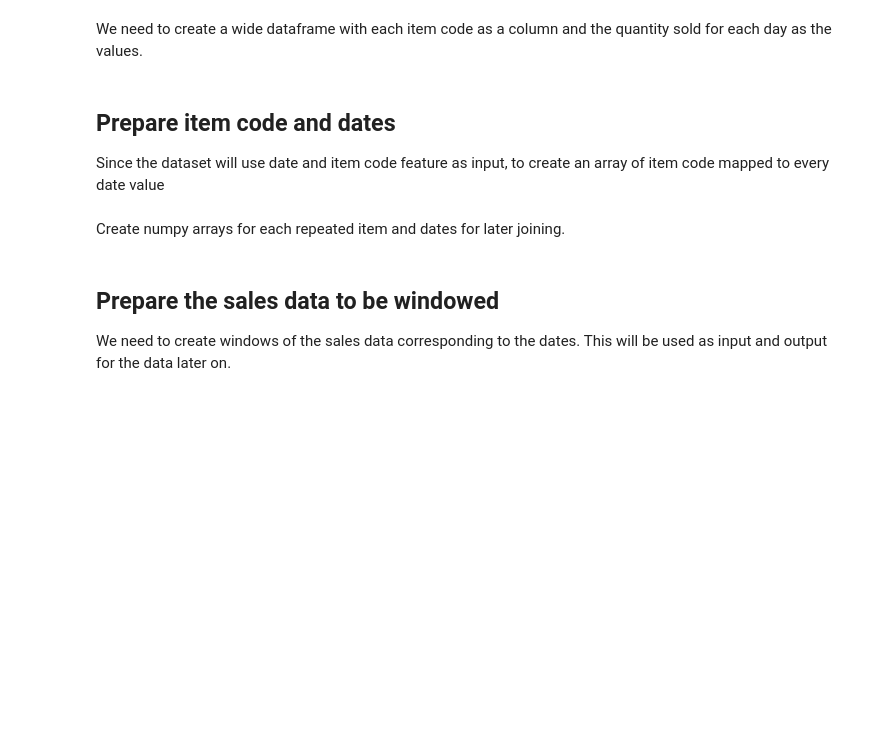
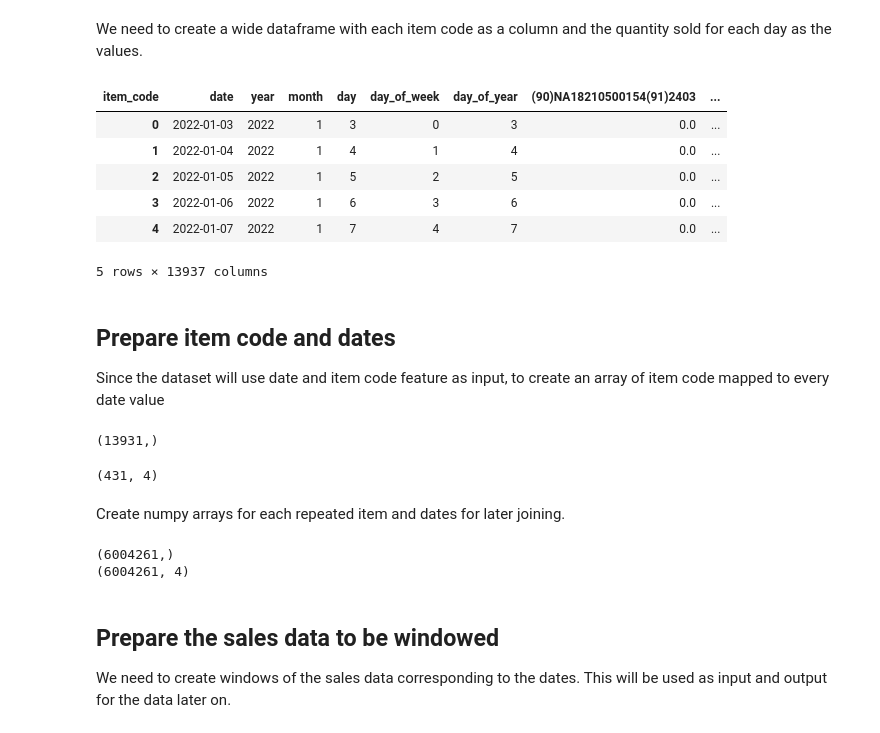
Before and after one commit to vincenta1206519/sejarah-capstone, a Jupyter notebook: ml_modeling/sales_data_processing.ipynb, the cells around one changed output. Cells and saved outputs as stored; diff of their text form; code cells hidden in the pictures; blank space fills up the shorter version.

Commit message:
Created rough model.

```diff
--- a/ml_modeling/sales_data_processing.ipynb
+++ b/ml_modeling/sales_data_processing.ipynb
@@ -28,8 +34,8 @@ drive.mount('/content/drive')
 # %pwd
 # %%
 # filepath = 'sales_quantity.csv' #for local imports
-# filepath = '/home/jupyter/sales_quantity.csv' #vm-instance
-filepath = '/content/drive/MyDrive/Documents/uni_work/Bangkit2023/batch1/capstone/repo/ml_modeling/sales_quantity.csv' #colab
+filepath = '/home/jupyter/data/sales_quantity.csv' #vm-instance
+# filepath = '/content/drive/MyDrive/Documents/uni_work/Bangkit2023/batch1/capstone/repo/ml_modeling/sales_quantity.csv' #colab
 data = pd.read_csv(filepath,names=['date','item_code','quantity'],
                    dtype = {'item_code':str, 'quantity':np.float64},header = 0 )
 data.head()
@@ -58,11 +71,19 @@ We need to create a wide dataframe with each item code as a column and the quant
 # %%
 #stack dataframe based on item_code
 item_sales = data.groupby(['item_code','date','year','month','day','day_of_week','day_of_year'])['quantity'].sum().unstack(level=0)
 #turn each NaN value to 0
 item_sales = item_sales.sort_values('date')
 item_sales = item_sales.fillna(0)
 item_sales.reset_index(inplace=True)
-item_sales
+item_sales.head()
+# %% [output]
+| item_code | date | year | month | day | day_of_week | day_of_year | (90)NA18210500154(91)2403 | ... |
+| 0 | 2022-01-03 | 2022 | 1 | 3 | 0 | 3 | 0.0 | ... |
+| 1 | 2022-01-04 | 2022 | 1 | 4 | 1 | 4 | 0.0 | ... |
+| 2 | 2022-01-05 | 2022 | 1 | 5 | 2 | 5 | 0.0 | ... |
+| 3 | 2022-01-06 | 2022 | 1 | 6 | 3 | 6 | 0.0 | ... |
+| 4 | 2022-01-07 | 2022 | 1 | 7 | 4 | 7 | 0.0 | ... |
+5 rows × 13937 columns
 # %% [markdown]
 ## Prepare item code and dates
 Since the dataset will use date and item code feature as input, to create an array of item code mapped to every date value
@@ -72,6 +93,8 @@ Since the dataset will use date and item code feature as input, to create an arr
 items = np.array(item_sales.columns[6:])
 total_items = items.shape[0]
 print(items.shape)
+# %% [output]
+(13931,)
 # %%
 # prepare the array of date_related features, since we will be windowing these features
 # we ignore the first few ones
@@ -83,6 +106,8 @@ dates = np.array(item_sales[['month','day','day_of_week','day_of_year']][WINDOW:
 dates = np.sin(dates) + np.cos(dates)
 total_dates = dates.shape[0]
 print(dates.shape)
+# %% [output]
+(431, 4)
 # %% [markdown]
 Create numpy arrays for each repeated item and dates for later joining.
 # %%
@@ -91,6 +116,9 @@ repeated_dates = dates.reshape(1,dates.shape[0],dates.shape[1]).repeat(total_ite
 
 print(repeated_items.shape)
 print(repeated_dates.shape)
+# %% [output]
+(6004261,)
+(6004261, 4)
 # %% [markdown]
 ## Prepare the sales data to be windowed
 We need to create windows of the sales data corresponding to the dates. This will be used as input and output for the data later on.
```
Also changed, not shown: parts of 14 cells of this notebook.
